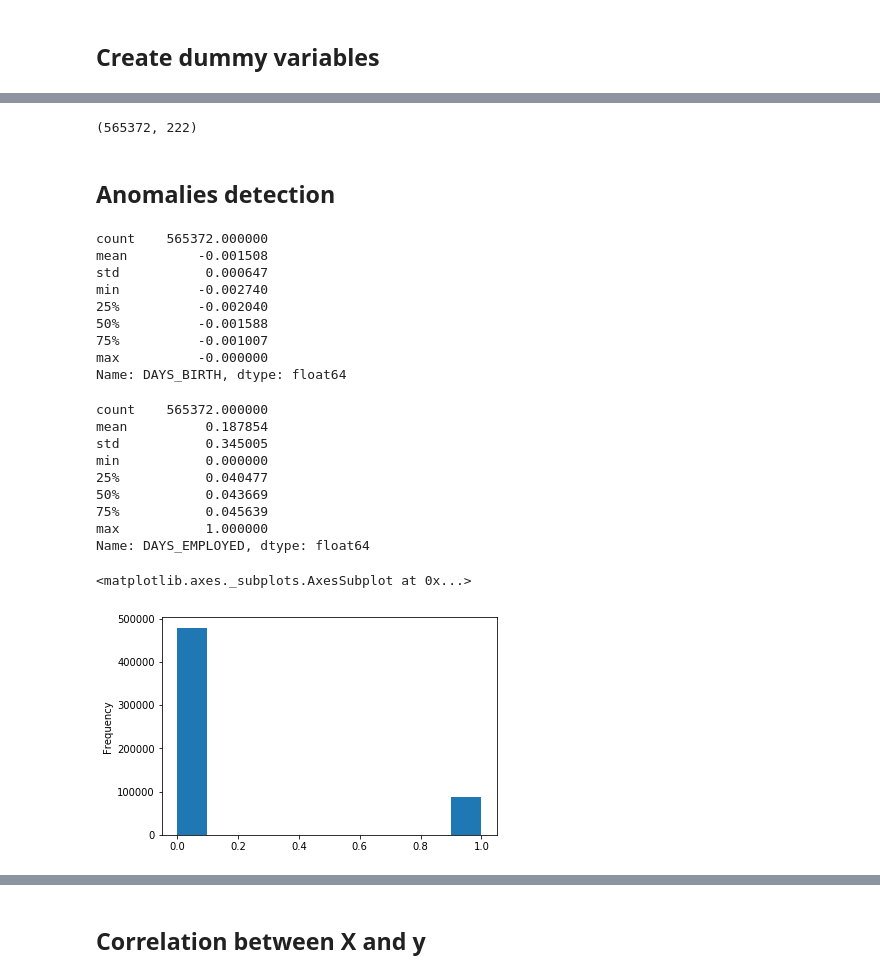
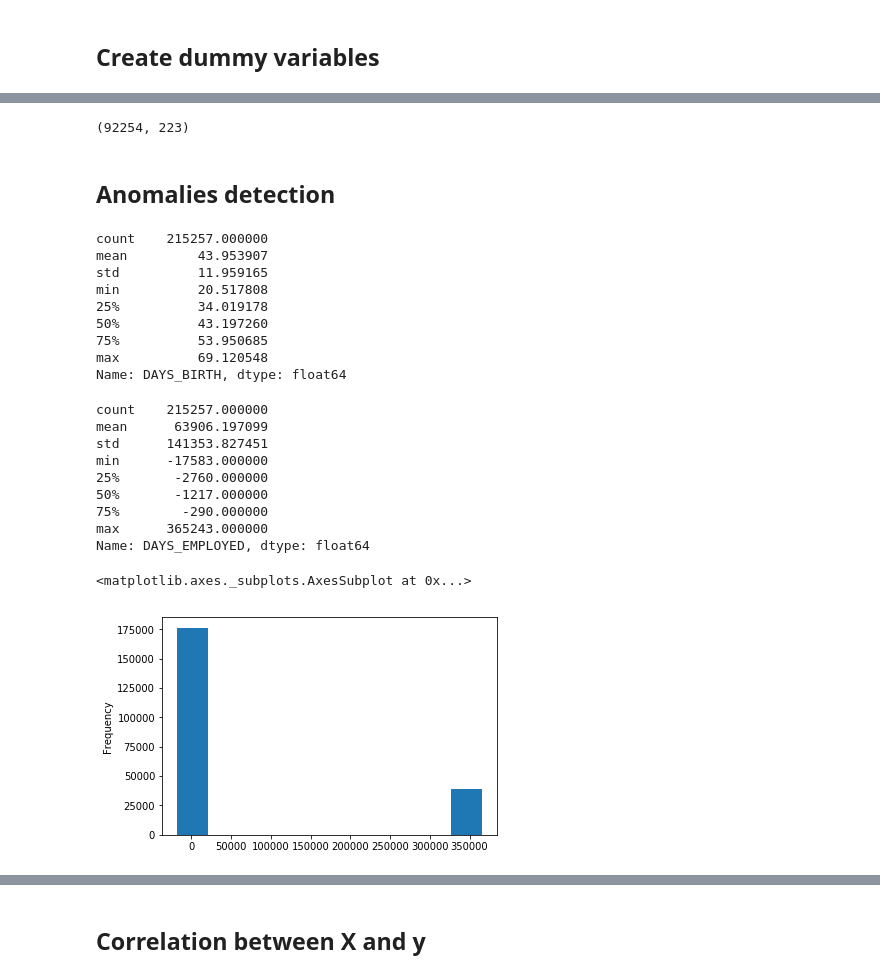
Before and after one commit to cy1355nz/DSGA3001-FinalProject, a Jupyter notebook: leo/draft-2.ipynb, the cells around one changed output, grey strips where cells are left out. Saved outputs shown, nothing was run; the diff lists cells and outputs as text; code cells hidden in the pictures.

```diff
--- a/leo/draft-2.ipynb
+++ b/leo/draft-2.ipynb
@@ -668,9 +546,9 @@ Name: AMT_INCOME_TOTAL, dtype: float64
 # %% [markdown]
 ## Rescale the numeric feature
 # %%
-def feature_normalization(dataset, columns_sel):
-    dataset[columns_sel] = (dataset[columns_sel] - dataset[columns_sel].min(axis=0))/ \
-    (dataset[columns_sel].max(axis=0) - dataset[columns_sel].min(axis=0))
+def feature_normalization(base, dataset, columns_sel):
+    dataset[columns_sel] = (dataset[columns_sel] - base[columns_sel].min(axis=0))/ \
+    (base[columns_sel].max(axis=0) - base[columns_sel].min(axis=0))
     return dataset
 
 # def feature_normalization(dataset):
@@ -700,2 +566,5 @@ X_resample_rescale.head()
+# %%
+X_train = feature_normalization(X_train, X_train, num_feature)
+X_test = feature_normalization(X_train, X_test, num_feature)
 # %% [markdown]
 ## Create dummy variables
@@ -740,3 +581,6 @@ cat_feature
 # %%
-dummy_feature = [i for i in cat_feature if 'FLAG_' not in i]
-dummy_feature.remove('CODE_GENDER')
+def create_dummy(dataframe):
+    dummy_feature = [i for i in cat_feature if 'FLAG_' not in i]
+    dummy_feature.remove('CODE_GENDER')
+    X_prepared = pd.get_dummies(dataframe, columns=dummy_feature)
+    return X_prepared
@@ -762 +587,6 @@ dummy_feature
+# %%
+handle_word(X_train, flag_word_to_number_list)
+handle_word(X_test, flag_word_to_number_list)
+X_train = create_dummy(X_train)
+X_test = create_dummy(X_test)
 # %%
@@ -768,40 +596,40 @@ X_prepared = pd.get_dummies(X_resample_rescale, columns=dummy_feature)
 # %%
-X_prepared.shape
+X_test.shape
 # %% [output]
-(565372, 222)
+(92254, 223)
 # %% [markdown]
 ## Anomalies detection
 # %%
-(X_prepared['DAYS_BIRTH'] / -365).describe()
+(X_train['DAYS_BIRTH'] / -365).describe()
 # seems fine
 # %% [output]
-count    565372.000000
-mean         -0.001508
-std           0.000647
-min          -0.002740
-25%          -0.002040
-50%          -0.001588
-75%          -0.001007
-max          -0.000000
+count    215257.000000
+mean         43.953907
+std          11.959165
+min          20.517808
+25%          34.019178
+50%          43.197260
+75%          53.950685
+max          69.120548
 Name: DAYS_BIRTH, dtype: float64
 # %%
-(X_prepared['DAYS_EMPLOYED']).describe()
+(X_train['DAYS_EMPLOYED']).describe()
 
 # (train_with_dummy['DAYS_EMPLOYED'] / -365).describe()
 # (train_with_dummy['DAYS_EMPLOYED'] / -365).plot.hist()
 # %% [output]
-count    565372.000000
-mean          0.187854
-std           0.345005
-min           0.000000
-25%           0.040477
-50%           0.043669
-75%           0.045639
-max           1.000000
+count    215257.000000
+mean      63906.197099
+std      141353.827451
+min      -17583.000000
+25%       -2760.000000
+50%       -1217.000000
+75%        -290.000000
+max      365243.000000
 Name: DAYS_EMPLOYED, dtype: float64
 # %%
-(X_prepared['DAYS_EMPLOYED']).plot.hist()
+(X_train['DAYS_EMPLOYED']).plot.hist()
 # %% [output]
 <matplotlib.axes._subplots.AxesSubplot at 0x...>
-[figure, old version]
+[figure, new version]
 # %%
```
Also changed, not shown: parts of 118 cells of this notebook.
